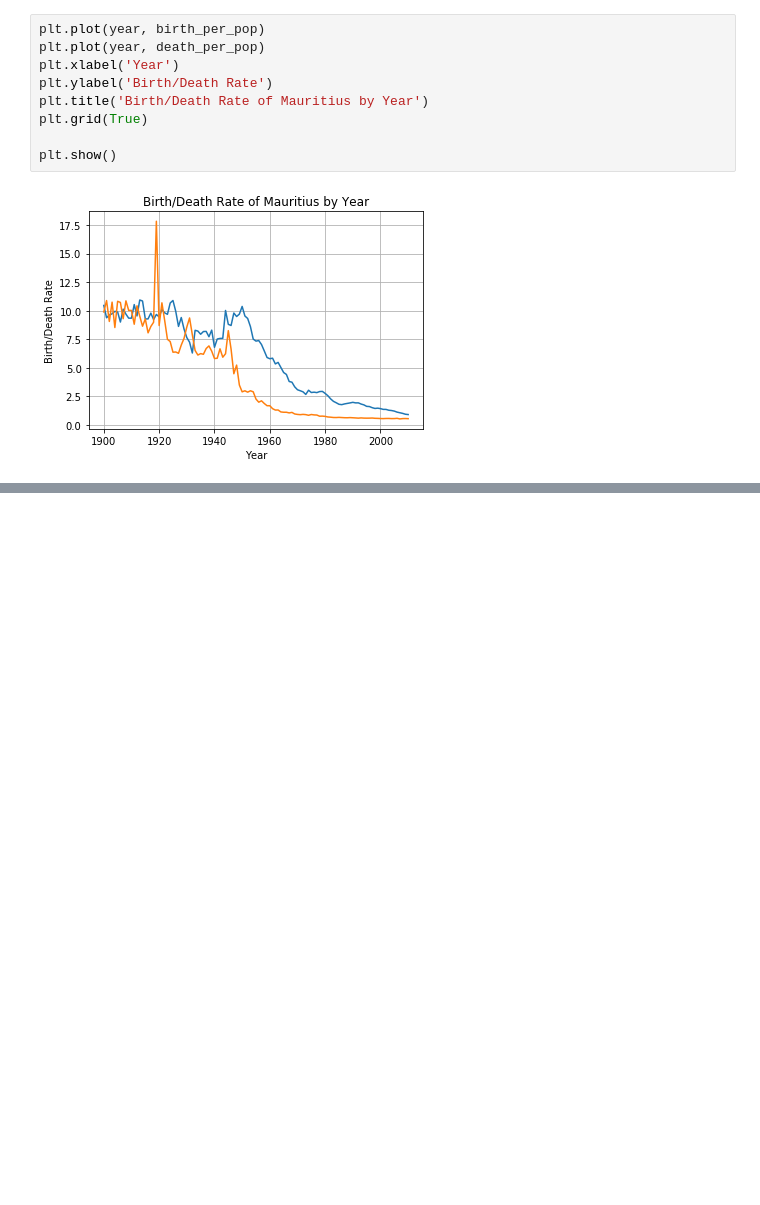
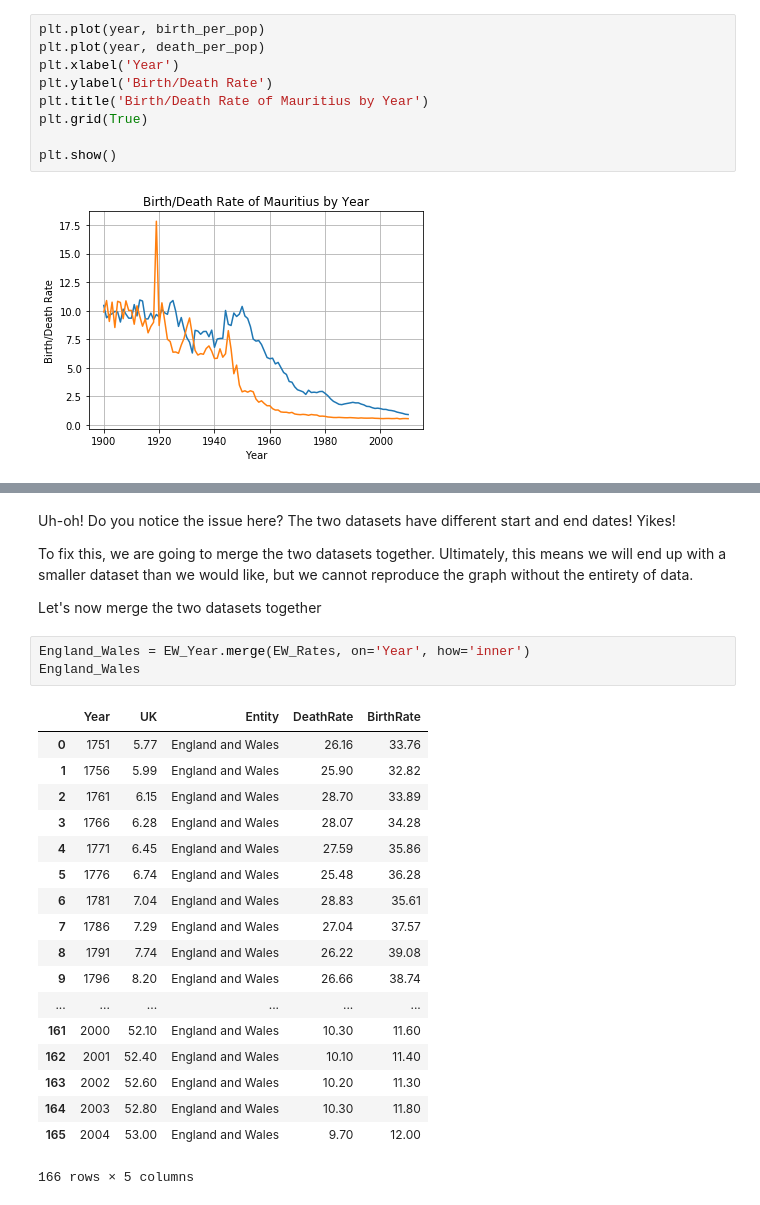
Before and after one commit to ds-modules/HIST-160, a Jupyter notebook: FINAL_intro_graphs.ipynb, the cells around one changed output, grey strips where cells are left out. Cells and saved outputs as stored; diff of their text form; blank space fills up the shorter version.

```diff
--- a/FINAL_intro_graphs.ipynb
+++ b/FINAL_intro_graphs.ipynb
@@ -374,0 +428,28 @@ plt.show()
+# %% [markdown]
+Uh-oh! Do you notice the issue here? The two datasets have different start and end dates! Yikes!
+
+To fix this, we are going to merge the two datasets together. Ultimately, this means we will end up with a smaller dataset than we would like, but we cannot reproduce the graph without the entirety of data.
+
+Let's now merge the two datasets together
+# %%
+England_Wales = EW_Year.merge(EW_Rates, on='Year', how='inner')
+England_Wales
+# %% [output]
+|  | Year | UK | Entity | DeathRate | BirthRate |
+| 0 | 1751 | 5.77 | England and Wales | 26.16 | 33.76 |
+| 1 | 1756 | 5.99 | England and Wales | 25.90 | 32.82 |
+| 2 | 1761 | 6.15 | England and Wales | 28.70 | 33.89 |
+| 3 | 1766 | 6.28 | England and Wales | 28.07 | 34.28 |
+| 4 | 1771 | 6.45 | England and Wales | 27.59 | 35.86 |
+| 5 | 1776 | 6.74 | England and Wales | 25.48 | 36.28 |
+| 6 | 1781 | 7.04 | England and Wales | 28.83 | 35.61 |
+| 7 | 1786 | 7.29 | England and Wales | 27.04 | 37.57 |
+| 8 | 1791 | 7.74 | England and Wales | 26.22 | 39.08 |
+| 9 | 1796 | 8.20 | England and Wales | 26.66 | 38.74 |
+| ... | ... | ... | ... | ... | ... |
+| 161 | 2000 | 52.10 | England and Wales | 10.30 | 11.60 |
+| 162 | 2001 | 52.40 | England and Wales | 10.10 | 11.40 |
+| 163 | 2002 | 52.60 | England and Wales | 10.20 | 11.30 |
+| 164 | 2003 | 52.80 | England and Wales | 10.30 | 11.80 |
+| 165 | 2004 | 53.00 | England and Wales | 9.70 | 12.00 |
+166 rows × 5 columns
```
Also changed, not shown: parts of 10 cells of this notebook, 6 other files.
